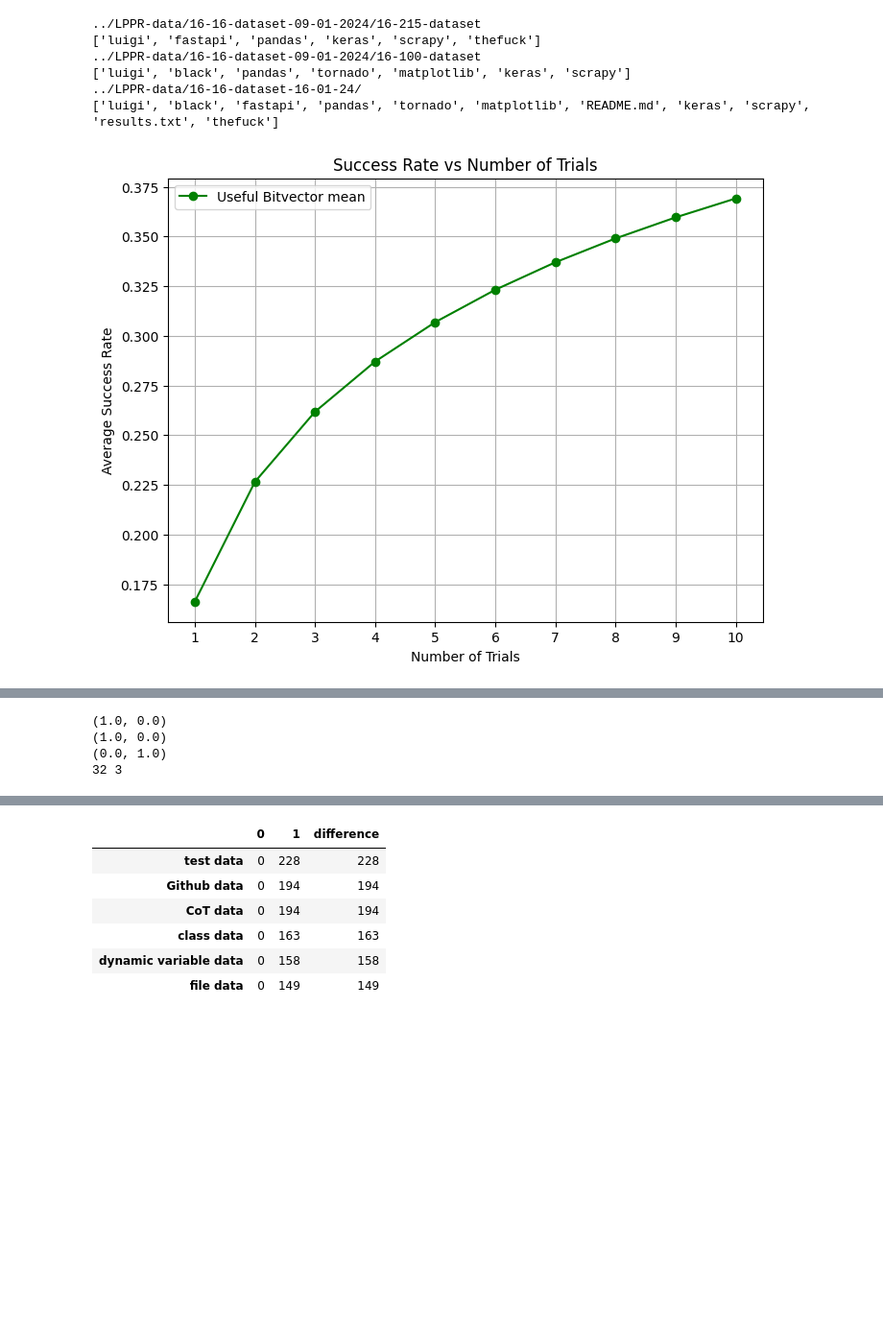
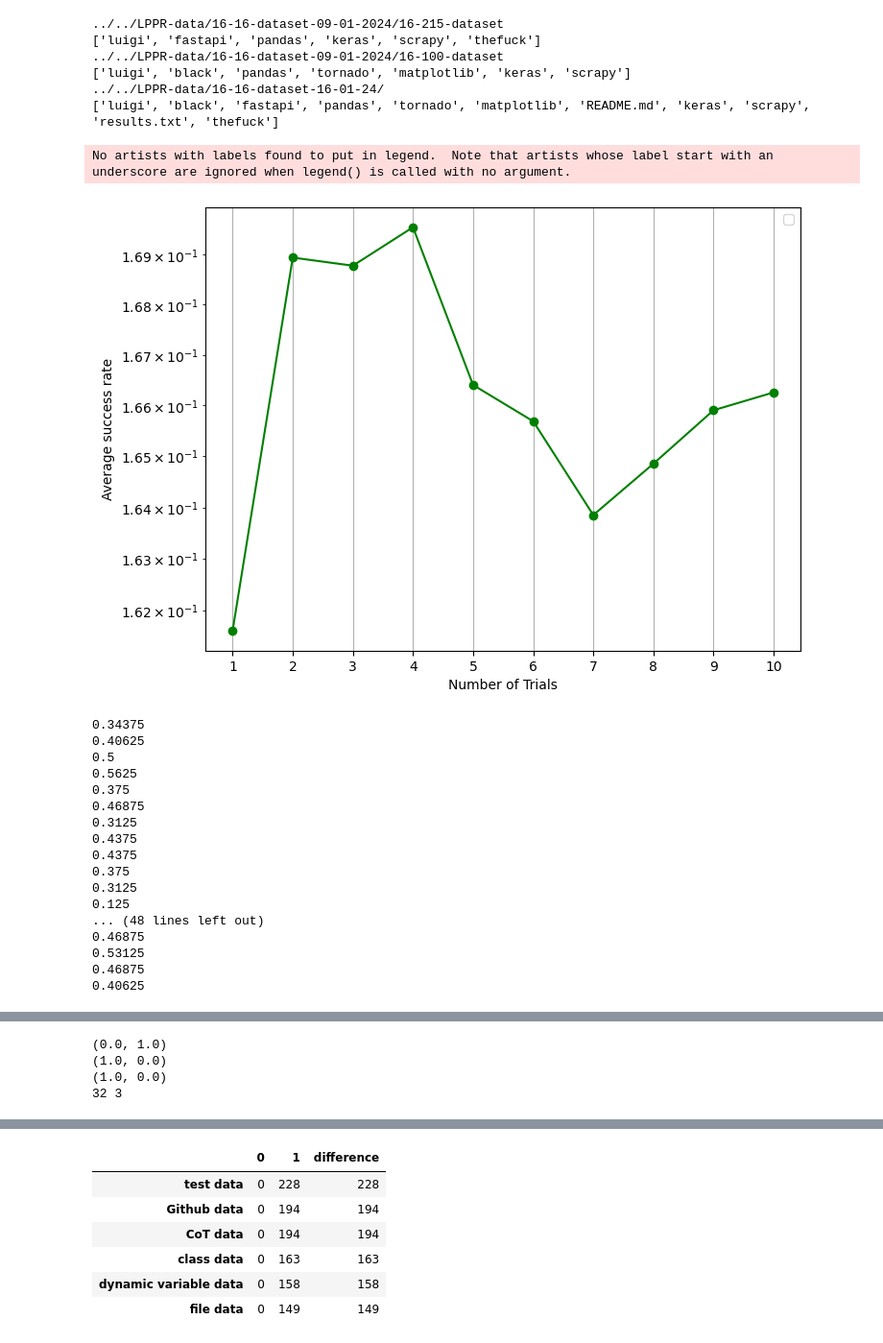
Before and after one commit to PyRepair/pyr_benchmark_wrangling, a Jupyter notebook: stats/Untitled.ipynb, the cells around one changed output, grey strips where cells are left out. Shown: that part at 96% size. Saved outputs shown, nothing was run; the diff lists cells and outputs as text; code cells hidden in the pictures; blank space fills up the shorter version.

```diff
--- a/stats/Untitled.ipynb
+++ b/stats/Untitled.ipynb
@@ -792,23 +800,23 @@ xxx = {}
 id_gen = {}
 counter = 1
 
-facts_location = "../LPPR-data/16-16-dataset-09-01-2024/16-215-dataset"
-facts_location_395 = "../LPPR-data/16-16-dataset-09-01-2024/16-100-dataset"
+facts_location = "../../LPPR-data/16-16-dataset-09-01-2024/16-215-dataset"
+facts_location_395 = "../../LPPR-data/16-16-dataset-09-01-2024/16-100-dataset"
 
 all_data_easy = create_bug_data_objects_395(facts_location, easy=True)
 all_data_hard = create_bug_data_objects_395(facts_location_395)
 all_data_easy += all_data_hard
 all_data_combined = all_data_easy
-data_2 =  create_bug_data_objects_395("../LPPR-data/16-16-dataset-16-01-24/")
+data_2 =  create_bug_data_objects_395("../../LPPR-data/16-16-dataset-16-01-24/")
 # Get unique repositories
 duplicate_data(all_data_combined)
 duplicate_data(data_2)
 # %% [output]
-../LPPR-data/16-16-dataset-09-01-2024/16-215-dataset
+../../LPPR-data/16-16-dataset-09-01-2024/16-215-dataset
 ['luigi', 'fastapi', 'pandas', 'keras', 'scrapy', 'thefuck']
-../LPPR-data/16-16-dataset-09-01-2024/16-100-dataset
+../../LPPR-data/16-16-dataset-09-01-2024/16-100-dataset
 ['luigi', 'black', 'pandas', 'tornado', 'matplotlib', 'keras', 'scrapy']
-../LPPR-data/16-16-dataset-16-01-24/
+../../LPPR-data/16-16-dataset-16-01-24/
 ['luigi', 'black', 'fastapi', 'pandas', 'tornado', 'matplotlib', 'README.md', 'keras', 'scrapy', 'results.txt', 'thefuck']
 # %%
 
@@ -844,7 +852,7 @@ success_rates_combined = {trial: [] for trial in trial_range}
 
 for bug_data in all_data_combined:
     for trial in trial_range:
-        rate = pass_at_trials(bug_data.responses, trial)
+        rate = calculate_success_rate(bug_data.responses, trial)
         success_rates_combined[trial].append(rate)
 
 
@@ -854,15 +862,14 @@ average_success_rates_combined = [np.mean(success_rates_combined[trial]) for tri
 # Plotting success rate vs number of trials for simple and hard data in the same plot
 plt.figure(figsize=(8, 6))
 
-plt.plot(trial_range, average_success_rates_combined, marker='o', color='green', label='Useful Bitvector mean')
-
+plt.plot(trial_range, average_success_rates_combined, marker='o', color='green')
+plt.yscale('log')
 plt.xlabel('Number of Trials')
-plt.ylabel('Average Success Rate')
-plt.title('Success Rate vs Number of Trials')
+plt.ylabel('Average success rate')
 plt.xticks(trial_range)
 plt.grid(True)
 plt.legend()
-
+plt.savefig("success.svg")
 plt.show()
 
 
@@ -871,33 +878,50 @@ all_bitvectors = ["1" + format(i, '06b') for i in range(2**6)]
 
 # Adding the provided bitvectors to the generated list
 # Using a set to avoid duplicates
 all_bitvectors_set = set(all_bitvectors)
 
 # Converting the set back to a list
 complete_bitvectors = list(all_bitvectors_set)
 bitvectors_to_plot = complete_bitvectors
 success_rates = {bv: {trial: [] for trial in trial_range} for bv in bitvectors_to_plot}
-
 # Filter data and calculate success rates for each bitvector
 for bv in bitvectors_to_plot:
     data_bv = [data for data in all_data_combined if data.bitvector == bv]
     for trial in trial_range:
         for data in data_bv:
             rate = pass_at_trials(data.responses, trial)
             success_rates[bv][trial].append(rate)
 
 # Plotting
 plt.figure(figsize=(12, 6))
-
 for bv in bitvectors_to_plot:
     average_success_rates = [np.mean(success_rates[bv][trial]) for trial in trial_range]
+    print(np.mean(success_rates[bv][trial]))
     plt.plot(trial_range, average_success_rates, marker='o', label=f'Bitvector: {bv}')
 
 plt.xlabel('Number of Trials')
 plt.ylabel('Average Success Rate')
 plt.title('Success Rate vs Number of Trials for Different Bitvectors')
 plt.xticks(trial_range)
 plt.grid(True)
 plt.show()
 # %% [output]
+No artists with labels found to put in legend.  Note that artists whose label start with an underscore are ignored when legend() is called with no argument.
-[figure, old version]
+[figure, new version]
+0.34375
+0.40625
+0.5
+0.5625
+0.375
+0.46875
+0.3125
+0.4375
+0.4375
+0.375
+0.3125
+0.125
+... (48 lines left out)
+0.46875
+0.53125
+0.46875
+0.40625
@@ -937,9 +961,9 @@ for key, c in comparision_results.items():
         a += 1
 print(len(comparision_results), a)
 # %% [output]
+(0.0, 1.0)
 (1.0, 0.0)
 (1.0, 0.0)
-(0.0, 1.0)
 32 3
 # %%
 # Function to calculate if a bug is fixed within a given number of trials
```
Also changed, not shown: parts of 8 cells of this notebook, 12 other files.
